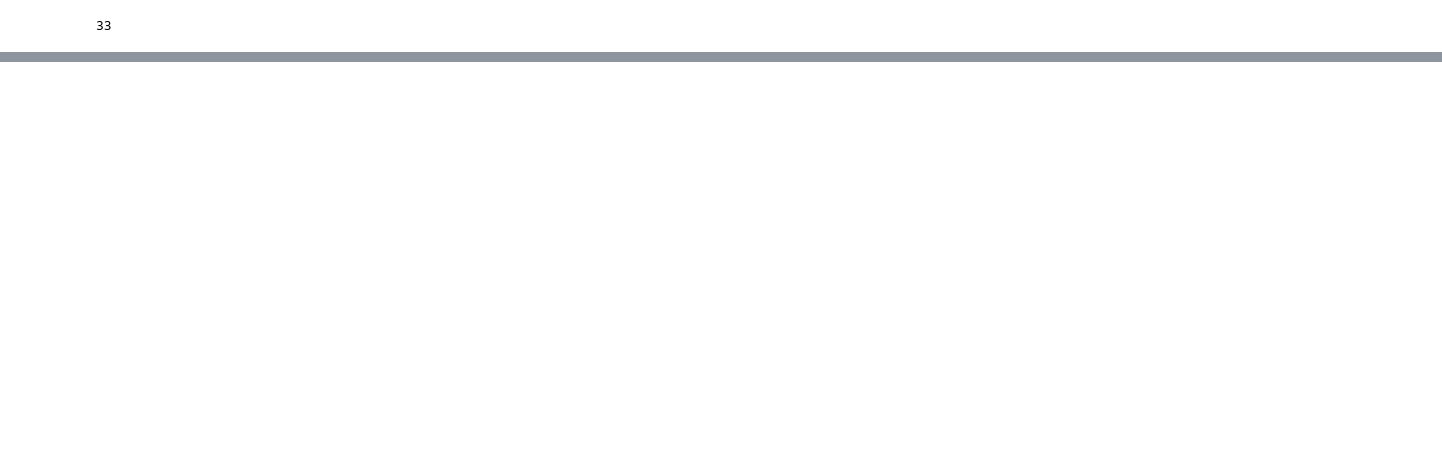
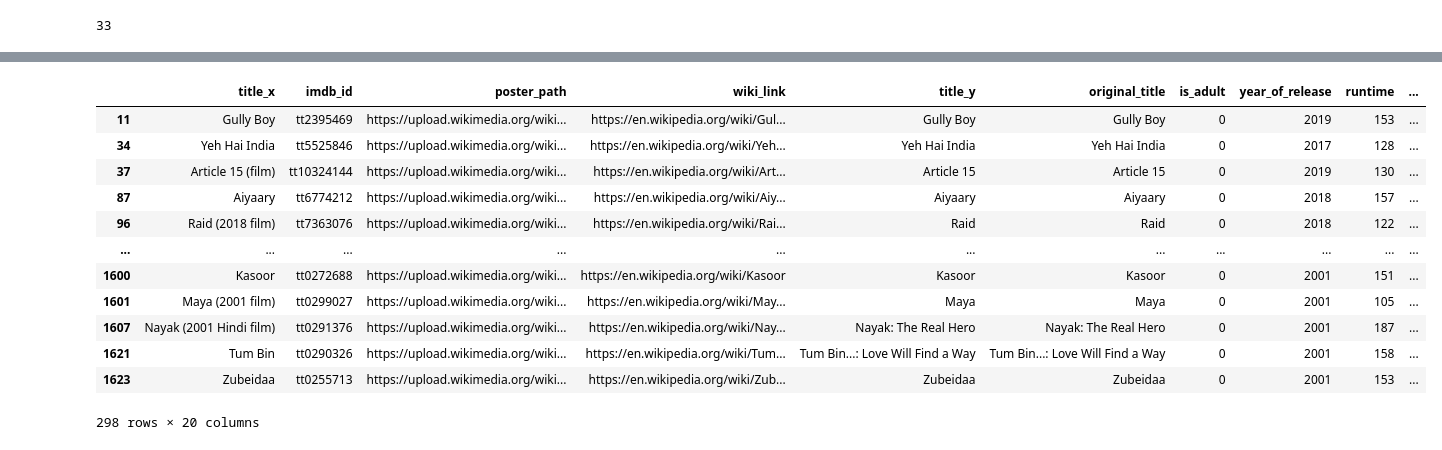
Before and after one commit to Evergreenies/data-science-learning, a Jupyter notebook: pandas-practices/pandas-dataframes/pandas-dataframe.ipynb, the cells around one changed output, grey strips where cells are left out. Saved outputs shown, nothing was run; the diff lists cells and outputs as text; code cells hidden in the pictures; blank space fills up the shorter version.

Commit message:
pandas dataframe exercises

```diff
--- a/pandas-practices/pandas-dataframes/pandas-dataframe.ipynb
+++ b/pandas-practices/pandas-dataframes/pandas-dataframe.ipynb
@@ -615,3 +615,6 @@ famous_action_movies
 famous_action_movies.shape[0]
 # %% [output]
 33
+# %%
+movies['country'] = 'India'
+movies.head()
@@ -617,0 +628,19 @@ famous_action_movies.shape[0]
+# %%
+movies.dropna(inplace=True)
+movies['lead_actor'] = movies['actors'].str.split("|").apply(lambda x: x[0] if x else np.nan)
+
+movies
+# %% [output]
+|  | title_x | imdb_id | poster_path | wiki_link | title_y | original_title | is_adult | year_of_release | runtime | ... |
+| 11 | Gully Boy | tt2395469 | https://upload.wikimedia.org/wiki... | https://en.wikipedia.org/wiki/Gul... | Gully Boy | Gully Boy | 0 | 2019 | 153 | ... |
+| 34 | Yeh Hai India | tt5525846 | https://upload.wikimedia.org/wiki... | https://en.wikipedia.org/wiki/Yeh... | Yeh Hai India | Yeh Hai India | 0 | 2017 | 128 | ... |
+| 37 | Article 15 (film) | tt10324144 | https://upload.wikimedia.org/wiki... | https://en.wikipedia.org/wiki/Art... | Article 15 | Article 15 | 0 | 2019 | 130 | ... |
+| 87 | Aiyaary | tt6774212 | https://upload.wikimedia.org/wiki... | https://en.wikipedia.org/wiki/Aiy... | Aiyaary | Aiyaary | 0 | 2018 | 157 | ... |
+| 96 | Raid (2018 film) | tt7363076 | https://upload.wikimedia.org/wiki... | https://en.wikipedia.org/wiki/Rai... | Raid | Raid | 0 | 2018 | 122 | ... |
+| ... | ... | ... | ... | ... | ... | ... | ... | ... | ... | ... |
+| 1600 | Kasoor | tt0272688 | https://upload.wikimedia.org/wiki... | https://en.wikipedia.org/wiki/Kasoor | Kasoor | Kasoor | 0 | 2001 | 151 | ... |
+| 1601 | Maya (2001 film) | tt0299027 | https://upload.wikimedia.org/wiki... | https://en.wikipedia.org/wiki/May... | Maya | Maya | 0 | 2001 | 105 | ... |
+| 1607 | Nayak (2001 Hindi film) | tt0291376 | https://upload.wikimedia.org/wiki... | https://en.wikipedia.org/wiki/Nay... | Nayak: The Real Hero | Nayak: The Real Hero | 0 | 2001 | 187 | ... |
+| 1621 | Tum Bin | tt0290326 | https://upload.wikimedia.org/wiki... | https://en.wikipedia.org/wiki/Tum... | Tum Bin...: Love Will Find a Way | Tum Bin...: Love Will Find a Way | 0 | 2001 | 158 | ... |
+| 1623 | Zubeidaa | tt0255713 | https://upload.wikimedia.org/wiki... | https://en.wikipedia.org/wiki/Zub... | Zubeidaa | Zubeidaa | 0 | 2001 | 153 | ... |
+298 rows × 20 columns
```
Also changed, not shown: parts of 4 cells of this notebook.
